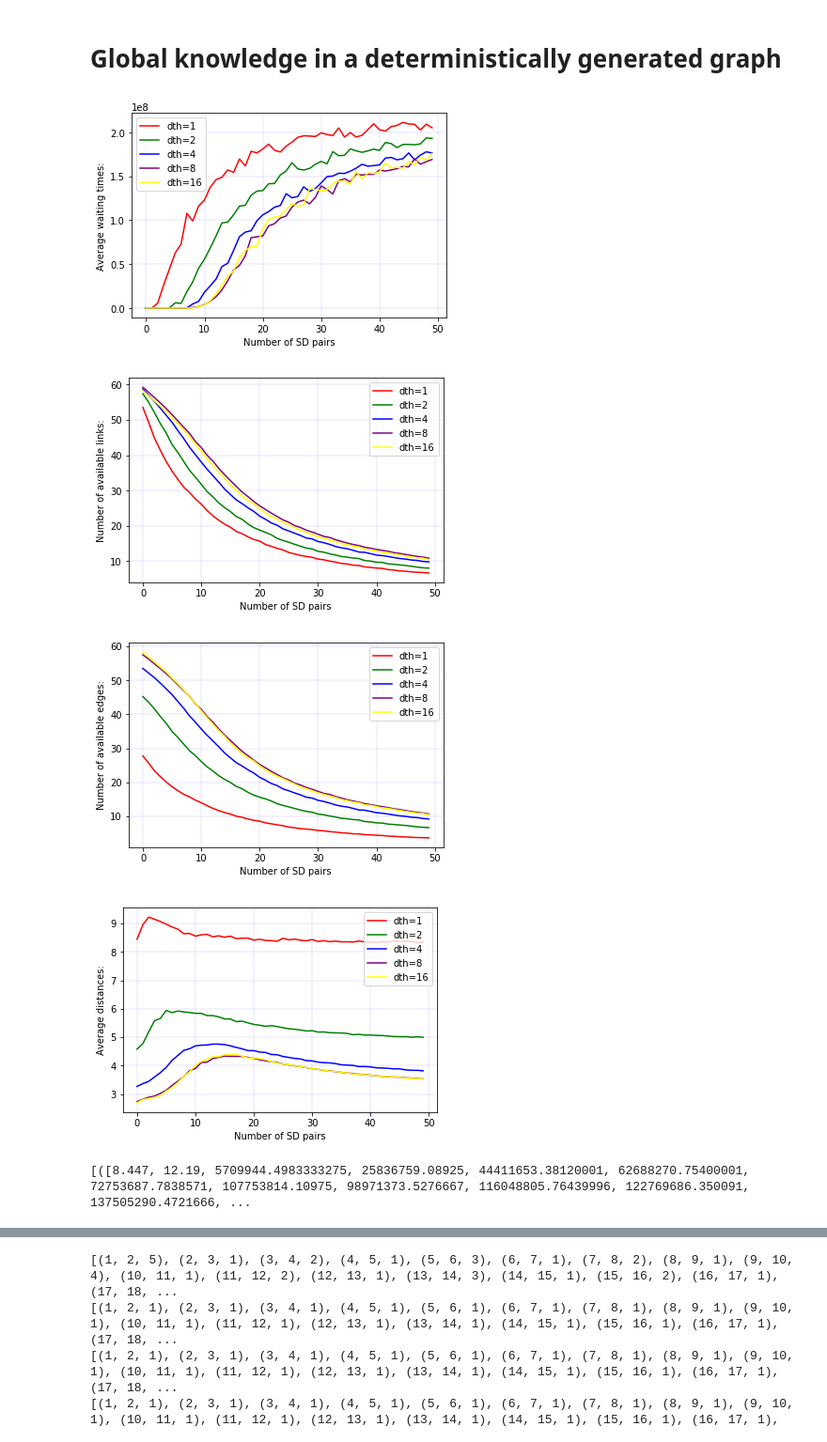
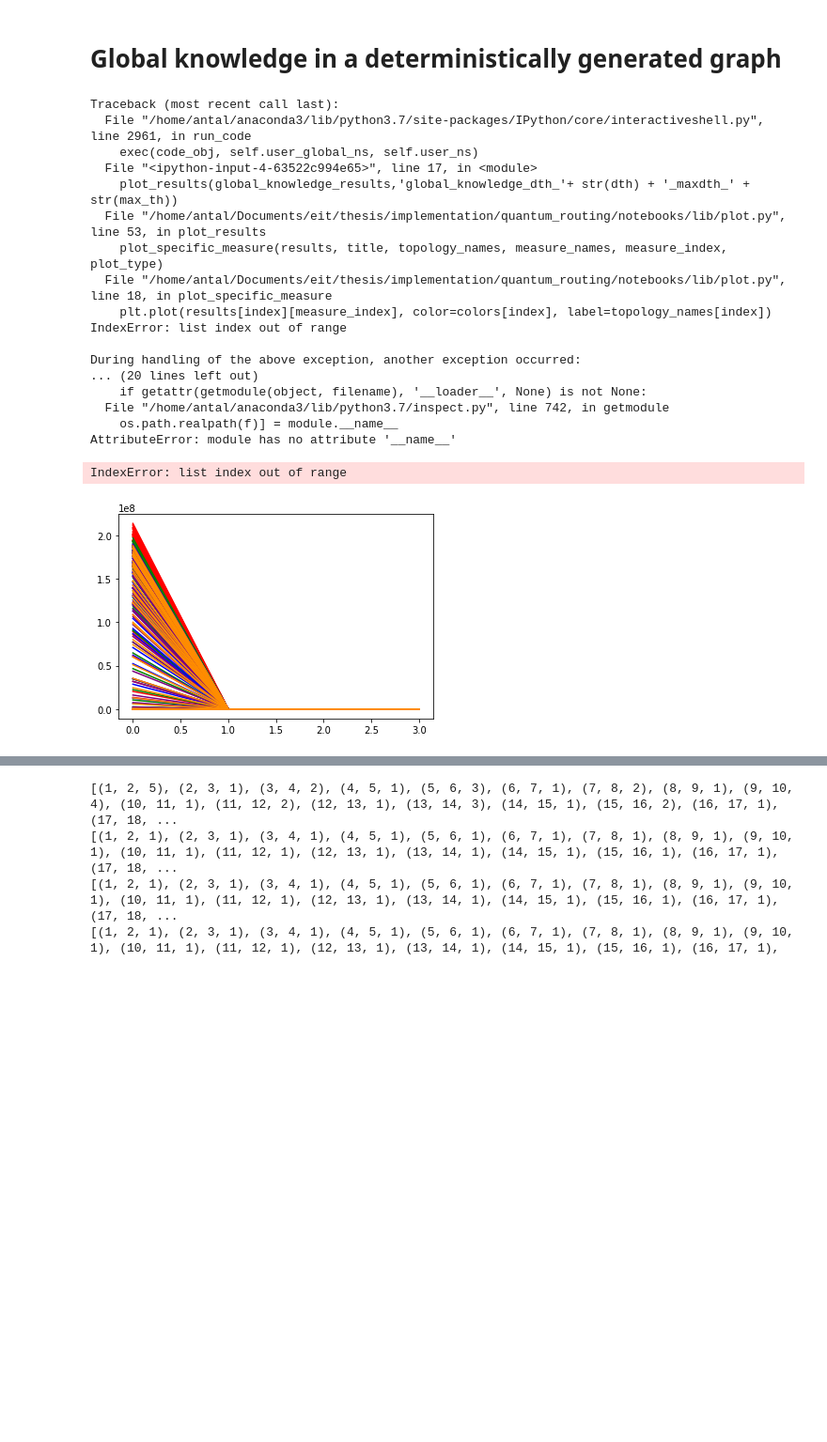
Before and after one commit to antalszava/quantum_network_routing, a Jupyter notebook: notebooks/deterministic_graph.ipynb, the cells around one changed output, grey strips where cells are left out. Shown at 94% size. Cells and saved outputs as stored; diff of their text form; code cells hidden in the pictures; blank space fills up the shorter version.

```diff
--- a/notebooks/deterministic_graph.ipynb
+++ b/notebooks/deterministic_graph.ipynb
@@ -10,3 +10,25 @@ Import the helper functions: map_tuple, mean
 %run ./lib/routing_algorithms.py
 %run ./lib/logger.py
 %run ./lib/parse_from_log.py
+def add_tuple_to_dictionary(dictionary: dict, tup: tuple):
+    k, v = tup
+    if k in dictionary:
+        dictionary[k] += v
+    else:
+        dictionary[k] = v
+    return None
+# %%
+import matplotlib.pyplot as plt; plt.rcdefaults()
+import numpy as np
+import matplotlib.pyplot as plt
+
+objects = range(1,7)
+y_pos = np.arange(len(objects))
+performance = [10,8,6,4,2,1]
+
+plt.bar(y_pos, performance, align='center', alpha=0.5)
+plt.xticks(y_pos, objects)
+plt.ylabel('Usage')
+plt.title('Programming language usage')
+
+plt.show()
@@ -31,26 +97,41 @@ print(det_graphs)
 # %%
 global_knowledge_results = []
 
 start = time.time()
 
-for dth in range(0, 5):
-    threshold = 2 ** dth
-    factory = graph_edge_factory.GraphEdgesFactory(distance_threshold=threshold)
-    graph_edges = factory.generate_deterministic_graph_edges(factory.deterministic_link)
+for max_th in range(2,5):
+    for dth in range(0, 5):
+        threshold = 2 ** dth
+        factory = graph_edge_factory.GraphEdgesFactory(distance_threshold=threshold, max_threshold=2**max_th)
+        graph_edges = factory.generate_deterministic_graph_edges(factory.deterministic_link)
 
-    arguments = {'algorithm': global_algo, 'graph_edges': graph_edges}
-    global_knowledge_results.append(run_algorithm_for_graphs(Settings().number_of_source_destination_pairs,
-                                                                                Settings().number_of_samples,
-                                                                                arguments))
+        arguments = {'algorithm': global_knowledge_algorithm, 'graph_edges': graph_edges}
+        global_knowledge_results.append(run_algorithm_for_graphs(Settings().number_of_source_destination_pairs,
+                                                                                    Settings().number_of_samples,
+                                                                                    arguments))
 end = time.time()
 
-plot_results(global_knowledge_results,'global_knowledge')
-write_results_to_file(global_knowledge_results, 'global_knowledge',
+plot_results(global_knowledge_results,'global_knowledge_dth_'+ str(dth) + '_maxdth_' + str(max_th))
+write_results_to_file(global_knowledge_results, 'global_knowledge_dth_'+ str(dth) + '_maxdth_' + str(max_th),
                           '' , (end - start))
 print(global_knowledge_results)
 # %% [output]
+Traceback (most recent call last):
+  File "/home/antal/anaconda3/lib/python3.7/site-packages/IPython/core/interactiveshell.py", line 2961, in run_code
+    exec(code_obj, self.user_global_ns, self.user_ns)
+  File "<ipython-input-4-63522c994e65>", line 17, in <module>
+    plot_results(global_knowledge_results,'global_knowledge_dth_'+ str(dth) + '_maxdth_' + str(max_th))
+  File "/home/antal/Documents/eit/thesis/implementation/quantum_routing/notebooks/lib/plot.py", line 53, in plot_results
+    plot_specific_measure(results, title, topology_names, measure_names, measure_index, plot_type)
+  File "/home/antal/Documents/eit/thesis/implementation/quantum_routing/notebooks/lib/plot.py", line 18, in plot_specific_measure
+    plt.plot(results[index][measure_index], color=colors[index], label=topology_names[index])
+IndexError: list index out of range
+
+During handling of the above exception, another exception occurred:
+... (20 lines left out)
+    if getattr(getmodule(object, filename), '__loader__', None) is not None:
+  File "/home/antal/anaconda3/lib/python3.7/inspect.py", line 742, in getmodule
+    os.path.realpath(f)] = module.__name__
+AttributeError: module has no attribute '__name__'
+IndexError: list index out of range
-[figure, old version]
+[figure, new version]
-[figure, removed]
-[figure, removed]
-[figure, removed]
-[([8.447, 12.19, 5709944.4983333275, 25836759.08925, 44411653.38120001, 62688270.75400001, 72753687.7838571, 107753814.10975, 98971373.5276667, 116048805.76439996, 122769686.350091, 137505290.4721666, ...
```
Also changed, not shown: parts of 27 cells of this notebook, 13 other files.
